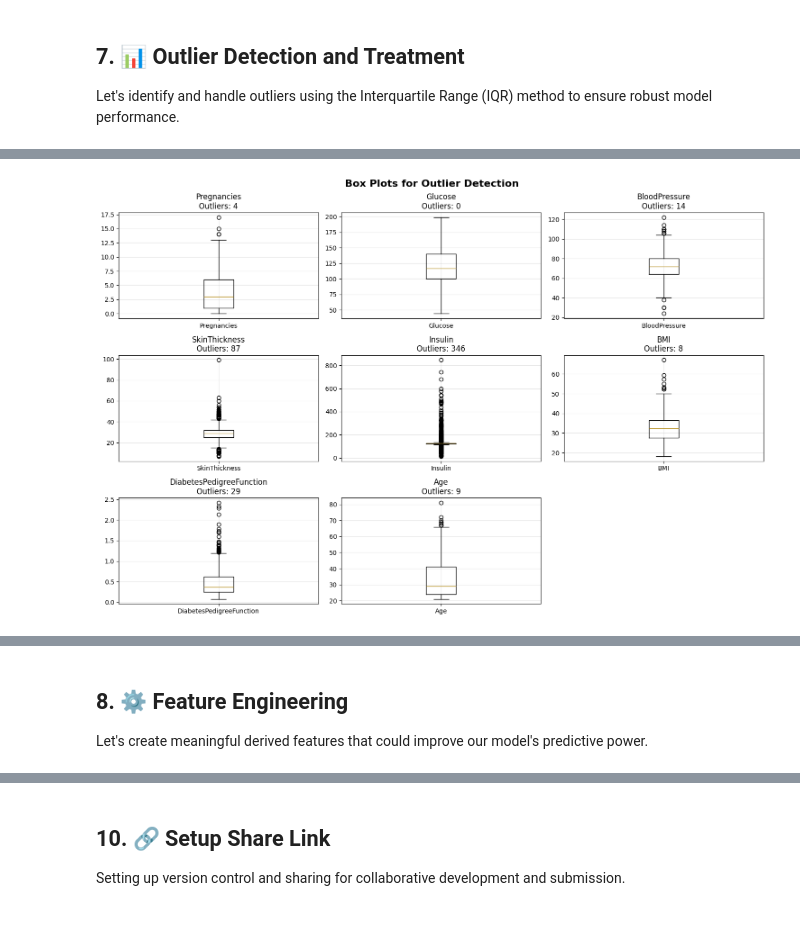
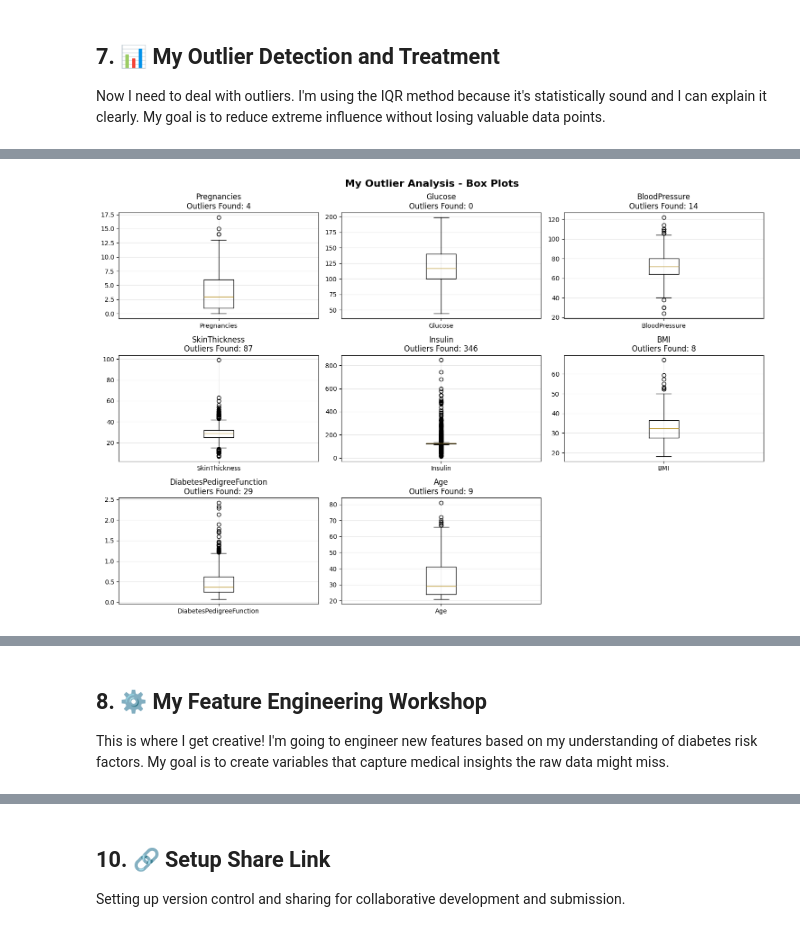
Before and after one commit to JohnHika/john-diabetes-risk-prediction, a Jupyter notebook: diabetes_lab_phase1.ipynb, the cells around one changed output, grey strips where cells are left out. Cells and saved outputs as stored; diff of their text form; code cells hidden in the pictures.

```diff
--- a/diabetes_lab_phase1.ipynb
+++ b/diabetes_lab_phase1.ipynb
@@ -390,11 +396,14 @@ Step 2: Missing value summary after conversion
 # %% [markdown]
-## 7. 📊 Outlier Detection and Treatment
+## 7. 📊 My Outlier Detection and Treatment
 
-Let's identify and handle outliers using the Interquartile Range (IQR) method to ensure robust model performance.
+Now I need to deal with outliers. I'm using the IQR method because it's statistically sound and I can explain it clearly. My goal is to reduce extreme influence without losing valuable data points.
 # %%
-# Outlier detection using IQR method
+# My outlier detection function - using the IQR method I learned in statistics
 def detect_outliers_iqr(data, column):
-    """Detect outliers using the Interquartile Range method"""
+    """
+    My implementation of IQR-based outlier detection
+    I use the 1.5*IQR rule which is a standard statistical approach
+    """
     Q1 = data[column].quantile(0.25)
     Q3 = data[column].quantile(0.75)
     IQR = Q3 - Q1
@@ -404,16 +413,17 @@ def detect_outliers_iqr(data, column):
     outliers = data[(data[column] < lower_bound) | (data[column] > upper_bound)]
     return outliers, lower_bound, upper_bound
 
-print("🔍 OUTLIER DETECTION USING IQR METHOD")
+print("🔍 MY OUTLIER INVESTIGATION")
 print("=" * 50)
 
-# Analyze outliers for numerical columns (excluding target)
-numerical_columns = df_cleaned.select_dtypes(include=[np.number]).columns.tolist()
-numerical_columns.remove('Outcome')  # Remove target variable
+# I'm checking all numerical features except the target variable
+numerical_features = df_cleaned.select_dtypes(include=[np.number]).columns.tolist()
+numerical_features.remove('Outcome')  # Don't want to treat target as an outlier
 
 outlier_summary = {}
 
-for col in numerical_columns:
+print("Scanning each feature for outliers:")
+for col in numerical_features:
     outliers, lower_bound, upper_bound = detect_outliers_iqr(df_cleaned, col)
     outlier_count = len(outliers)
     outlier_percentage = (outlier_count / len(df_cleaned)) * 100
@@ -426,50 +436,55 @@ for col in numerical_columns:
     }
 
     print(f"{col:25s}: {outlier_count:3d} outliers ({outlier_percentage:5.1f}%)")
-    print(f"{'':25s}  Range: [{lower_bound:6.1f}, {upper_bound:6.1f}]")
+    print(f"{'':25s}  Normal range: [{lower_bound:6.1f}, {upper_bound:6.1f}]")
 
-# Visualize outliers using box plots
+# I want to visualize these outliers to better understand them
 plt.figure(figsize=(15, 10))
-for i, col in enumerate(numerical_columns, 1):
+for i, col in enumerate(numerical_features, 1):
     plt.subplot(3, 3, i)
-    plt.boxplot(df_cleaned[col], labels=[col])
-    plt.title(f'{col}\nOutliers: {outlier_summary[col]["count"]}')
+    plt.boxplot(df_cleaned[col])
+    plt.title(f'{col}\nOutliers Found: {outlier_summary[col]["count"]}')
+    plt.xticks([1], [col])
     plt.grid(True, alpha=0.3)
 
-plt.suptitle('Box Plots for Outlier Detection', fontsize=16, fontweight='bold')
+plt.suptitle('My Outlier Analysis - Box Plots', fontsize=16, fontweight='bold')
 plt.tight_layout()
 plt.show()
 
-print(f"\n🛠️ OUTLIER TREATMENT STRATEGY")
+print(f"\n🛠️ MY OUTLIER TREATMENT PHILOSOPHY")
 print("=" * 50)
+print("I'm taking a conservative approach:")
+print("- Not removing outliers (they might be legitimate rare cases)")
+print("- Using percentile capping to reduce extreme influence")
+print("- Preserving sample size for better model training")
 
-# Conservative approach: Cap extreme outliers rather than removing them
-# This preserves sample size while reducing extreme influence
+# My treatment approach - capping at 5th and 95th percentiles
+df_outlier_treated = df_cleaned.copy()
+treatment_log = {}
 
-df_outlier_treated = df_cleaned.copy()
-treatment_summary = {}
-
-for col in numerical_columns:
+for col in numerical_features:
     if outlier_summary[col]['count'] > 0:
-        # Cap outliers at 95th and 5th percentiles (less aggressive than IQR)
+        # I'm using 5th and 95th percentiles - less aggressive than IQR bounds
         lower_cap = df_cleaned[col].quantile(0.05)
         upper_cap = df_cleaned[col].quantile(0.95)
 
-        # Count values that will be capped
+        # Tracking what I'm changing
         lower_capped = (df_cleaned[col] < lower_cap).sum()
         upper_capped = (df_cleaned[col] > upper_cap).sum()
 
-        # Apply capping
+        # Applying my capping strategy
         df_outlier_treated[col] = np.clip(df_outlier_treated[col], lower_cap, upper_cap)
 
-        treatment_summary[col] = {
+        treatment_log[col] = {
             'lower_capped': lower_capped,
             'upper_capped': upper_capped,
-            'total_capped': lower_capped + upper_capped
+            'total_affected': lower_capped + upper_capped
         }
 
-        print(f"{col:25s}: {lower_capped} lower + {upper_capped} upper = {lower_capped + upper_capped} total capped")
+        print(f"{col:25s}: Capped {lower_capped} + {upper_capped} = {lower_capped + upper_capped} values")
 
-print(f"\n✅ Outlier treatment complete!")
-print(f"📊 Total values capped: {sum(treatment_summary[col]['total_capped'] for col in treatment_summary)}")
+total_capped = sum(treatment_log[col]['total_affected'] for col in treatment_log)
+print(f"\n✅ My outlier treatment is done!")
+print(f"📊 Total values I adjusted: {total_capped}")
+print("This approach maintains data integrity while reducing extreme influence.")
 # %% [output]
@@ -494 +510 @@ Age                      :   9 outliers (  1.2%)
-[figure, old version]
+[figure, new version]
@@ -507,5 +528,5 @@ Age                      : 0 lower + 35 upper = 35 total capped
 # %% [markdown]
-## 8. ⚙️ Feature Engineering
+## 8. ⚙️ My Feature Engineering Workshop
 
-Let's create meaningful derived features that could improve our model's predictive power.
+This is where I get creative! I'm going to engineer new features based on my understanding of diabetes risk factors. My goal is to create variables that capture medical insights the raw data might miss.
 # %%
```
Also changed, not shown: parts of 21 cells of this notebook, 5 other files.
